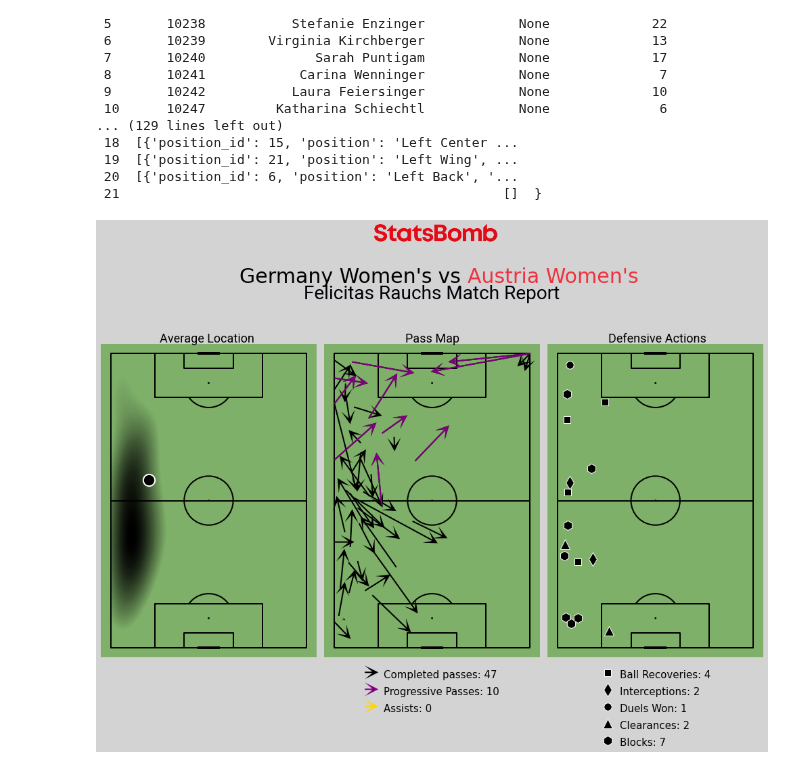
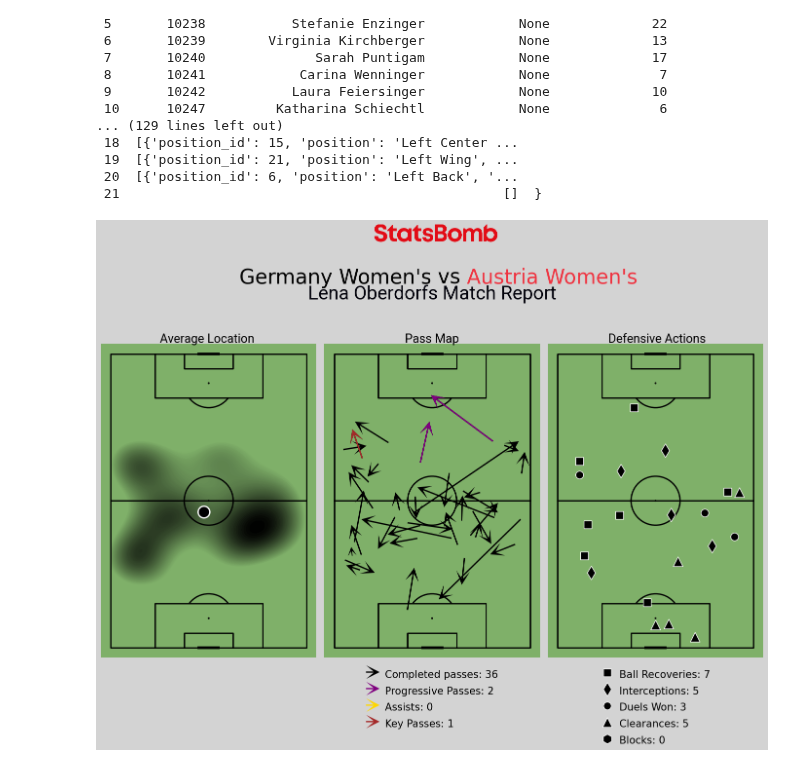
Before and after one commit to AugustSteff/Data-Analysis-in-football, a Jupyter notebook: Womens_euro_2022_analysis/Match_Reports_Players/Match_Report_Lena_Oberdorf_vs_Austria.ipynb, the cells around one changed output. Cells and saved outputs as stored; diff of their text form; code cells hidden in the pictures.

```diff
--- a/Womens_euro_2022_analysis/Match_Reports_Players/Match_Report_Lena_Oberdorf_vs_Austria.ipynb
+++ b/Womens_euro_2022_analysis/Match_Reports_Players/Match_Report_Lena_Oberdorf_vs_Austria.ipynb
@@ -86,7 +86,7 @@ ateam = "Austria Women's"
 
 pitchCmap = LinearSegmentedColormap.from_list("pitch heatmap", ["#7FB069",hteamColor], N=100)
 # %%
-Statsbomb = Image.open(r"C:\Users\Gusse\OneDrive\Dokumenter\Python\Womens Euro 2022\sb_text_logo.png")
+Statsbomb = Image.open(r"C:\Users\Gusse\OneDrive\Dokumenter\Python\Football\Womens Euro 2022\sb_text_logo.png")
 # %%
 URL = 'https://raw.githubusercontent.com/google/fonts/main/apache/roboto/Roboto%5Bwdth,wght%5D.ttf'
 URL2 = 'https://raw.githubusercontent.com/google/fonts/main/apache/robotoslab/RobotoSlab%5Bwght%5D.ttf'
@@ -98,9 +98,9 @@ passes = passes[passes.team_name == hteam]
 passes = passes[(passes["type_name"]!="Kick Off") & (passes["type_name"]!="Goal Kick")
                     & (passes["type_name"]!="Free Kick") & (passes["type_name"]!="Throw-in")
                     & (passes["type_name"]!="Corner") & (passes["outcome_name"]!="Incomplete")
-                    & (passes["outcome_name"]!="Pass Offside") & (passes["outcome_name"]!="Out")
+                    & (passes["outcome_name"]!='Pass Offside') & (passes["outcome_name"]!="Out")
                     & (passes["outcome_name"]!="Unknown")]
 
 passes = passes[['team_name', 'player_name', "player_id", 'minute', 'second', 'x',"y", "type_name", "outcome_name",
-                     "end_x","end_y","pass_goal_assist", "type_name"]]
+                     "end_x","end_y","pass_goal_assist",'pass_shot_assist', "type_name"]]
 passes = passes.reset_index()
@@ -116,3 +116,5 @@ passes['progressive'] = [(passes['end'][x]) / (passes['beginning'][x]) < .75 for
+# %%
+keyPasses = passes[passes["pass_shot_assist"]==True]
 # %%
 allEvents = df[df["team_name"]== hteam]
 allEvents = allEvents[(allEvents["type_name"]!= 'Ball Receipt') & (allEvents["type_name"]!= 'Injury Stoppage')
@@ -161,6 +163,7 @@ def matchReport(player, save=False):
     tempPasses = passes[passes["player_name"]== player]
     tempProg = progPasses[progPasses["player_name"]== player]
     tempAssist = assists[assists["player_name"]== player]
+    tempKey = keyPasses[keyPasses["player_name"]== player]
     tempBC = allBallRecovery[allBallRecovery["player_name"]== player]
     tempClear = allClearance[allClearance["player_name"]== player]
     tempInter = allInterception[allInterception["player_name"]== player]
@@ -170,6 +173,7 @@ def matchReport(player, save=False):
     counttempPasses = tempPasses.shape[0]
     counttempProg = tempProg.shape[0]
     counttempAssist = tempAssist.shape[0]
+    counttempKey = tempKey.shape[0]
     counttempBC = tempBC.shape[0]
     counttempClear = tempClear.shape[0]
     counttempInter = tempInter.shape[0]
@@ -207,7 +211,7 @@ def matchReport(player, save=False):
                        ax=axs['pitch'][0], zorder=4)
 
     kde = pitch.kdeplot(tempEvents.x, tempEvents.y, ax=axs['pitch'][0],
-                    shade=True, levels=100,
+                    fill=True, levels=100,
                     shade_lowest=False,
                     cut=4.1, thresh=.3,
                     cmap = pitchCmap)
@@ -227,6 +231,11 @@ def matchReport(player, save=False):
              tempAssist.end_x, tempAssist.end_y, width=2,
              headwidth=10, headlength=10, color="gold", ax=axs['pitch'][1], alpha = 1,
              zorder=2, label=f"Assists: {counttempAssist}")
+
+    pitch.arrows(tempKey.x, tempKey.y,
+             tempKey.end_x, tempKey.end_y, width=2,
+             headwidth=10, headlength=10, color="brown", ax=axs['pitch'][1], alpha = 1,
+             zorder=2, label=f"Key Passes: {counttempKey}")
 
 
     scatter_recovery = pitch.scatter(tempBC.x, tempBC.y, c= hteamColor, edgecolor = secondColor,
@@ -268,11 +277,10 @@ def matchReport(player, save=False):
 
 
     if save ==True:
-        plt.savefig(f'viz/{MVPname} Match Report vs {ateam}, {tournament}', dpi=300, bbox_inches='tight')
-        plt.close(fig)
+        plt.savefig(f'viz/{player} Match Report vs {ateam}, {tournament}', dpi=300, bbox_inches='tight')
     else:
         plt.show()
 # %%
-matchReport("Felicitas Rauch")
+matchReport("Lena Oberdorf")
 # %% [output]
-[figure, old version]
+[figure, new version]
```
Also changed, not shown: parts of 2 cells of this notebook, 3 other files.
